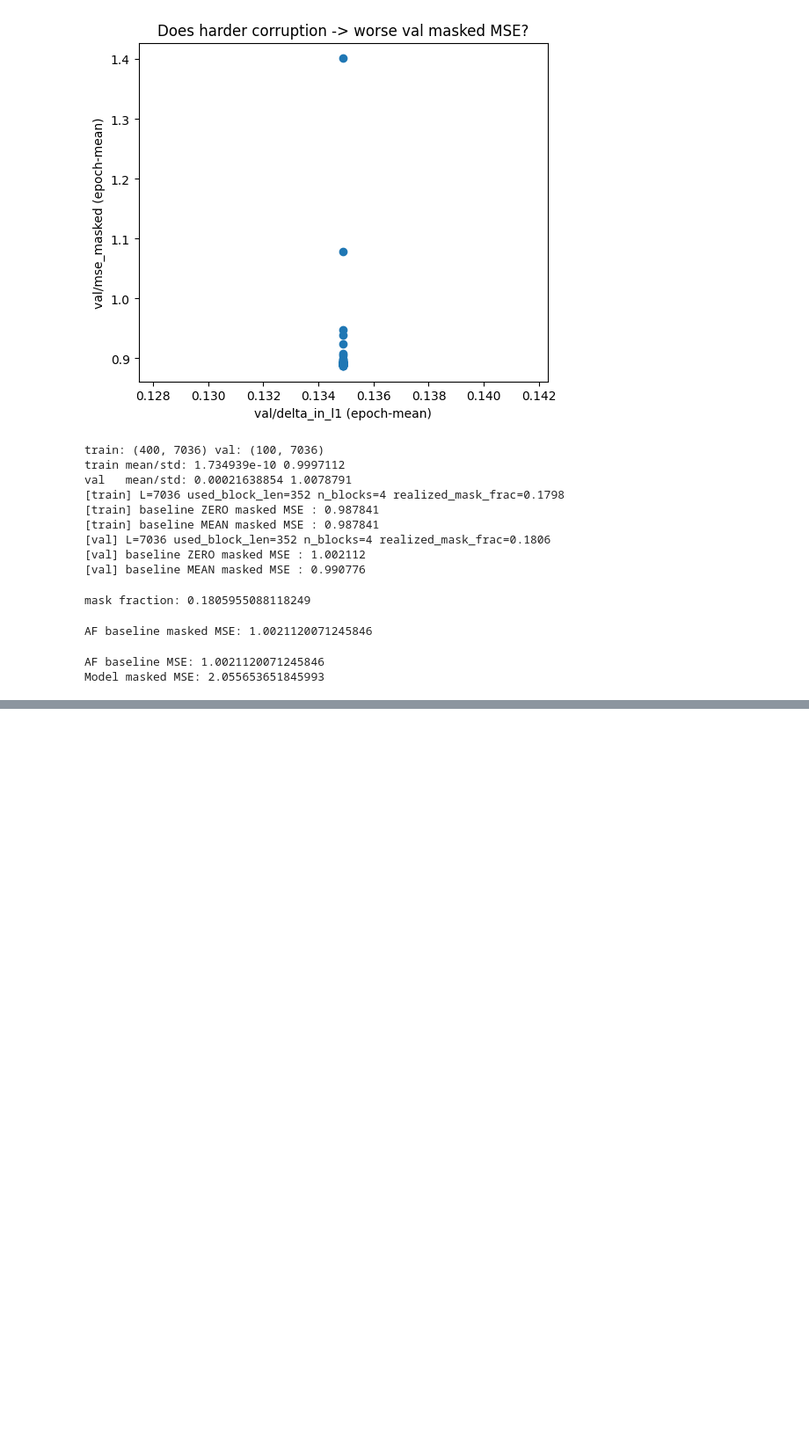
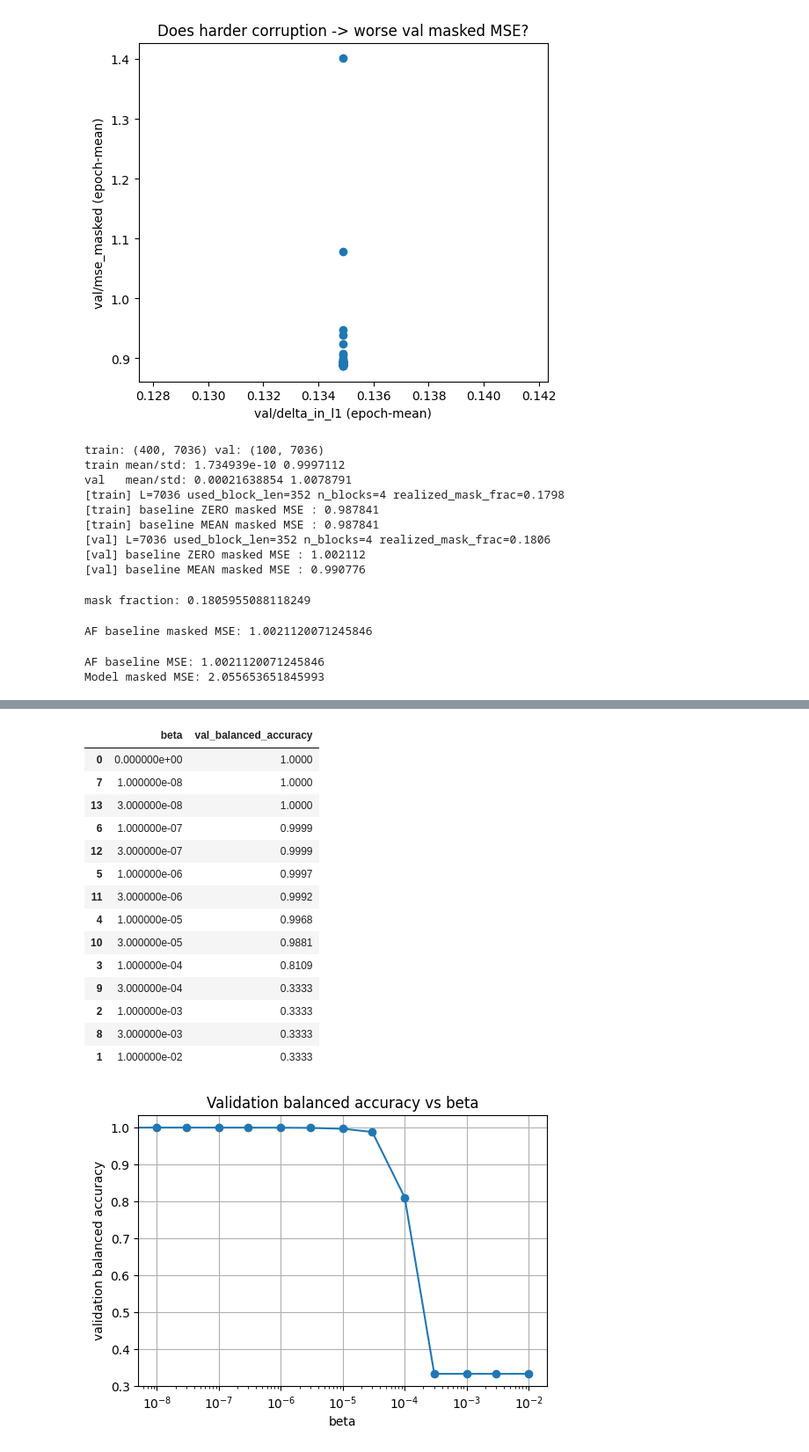
Before and after one commit to ak1376/PRS_Portability, a Jupyter notebook: notebooks/inspecting_VAE_results.ipynb, the cells around one changed output, grey strips where cells are left out. Shown at 88% size. Cells and saved outputs as stored; diff of their text form; code cells hidden in the pictures; blank space fills up the shorter version.

Commit message:
Adding capabilties for overfitting one batch. Additional plots.

```diff
--- a/notebooks/inspecting_VAE_results.ipynb
+++ b/notebooks/inspecting_VAE_results.ipynb
@@ -843,0 +967,57 @@ Model masked MSE: 2.055653651845993
+# %%
+import re
+from pathlib import Path
+import pandas as pd
+import matplotlib.pyplot as plt
+
+base = Path("/sietch_colab/akapoor/PRS_Portability/experiments/IM_symmetric/vae")
+
+rows = []
+
+for beta_dir in sorted(base.glob("vae__beta*")):
+    beta_str = beta_dir.name.replace("vae__beta", "")
+    beta = float(beta_str)
+
+    summary = beta_dir / "0/rep0/diagnostics/balanced_accuracy_summary.txt"
+    if not summary.exists():
+        continue
+
+    with open(summary) as f:
+        for line in f:
+            if line.startswith("val:"):
+                m = re.search(r"bal_acc_all=([0-9.]+)", line)
+                if m:
+                    rows.append({
+                        "beta": beta,
+                        "val_balanced_accuracy": float(m.group(1))
+                    })
+
+df = pd.DataFrame(rows).sort_values("beta")
+
+display(df)
+
+plt.figure(figsize=(6,4))
+plt.plot(df["beta"], df["val_balanced_accuracy"], marker="o")
+plt.xscale("log")
+plt.xlabel("beta")
+plt.ylabel("validation balanced accuracy")
+plt.title("Validation balanced accuracy vs beta")
+plt.grid(True)
+plt.show()
+# %% [output]
+|  | beta | val_balanced_accuracy |
+| 0 | 0.000000e+00 | 1.0000 |
+| 7 | 1.000000e-08 | 1.0000 |
+| 13 | 3.000000e-08 | 1.0000 |
+| 6 | 1.000000e-07 | 0.9999 |
+| 12 | 3.000000e-07 | 0.9999 |
+| 5 | 1.000000e-06 | 0.9997 |
+| 11 | 3.000000e-06 | 0.9992 |
+| 4 | 1.000000e-05 | 0.9968 |
+| 10 | 3.000000e-05 | 0.9881 |
+| 3 | 1.000000e-04 | 0.8109 |
+| 9 | 3.000000e-04 | 0.3333 |
+| 2 | 1.000000e-03 | 0.3333 |
+| 8 | 3.000000e-03 | 0.3333 |
+| 1 | 1.000000e-02 | 0.3333 |
+[figure, added]
```
Also changed, not shown: parts of 3 cells of this notebook, 6 other files.
